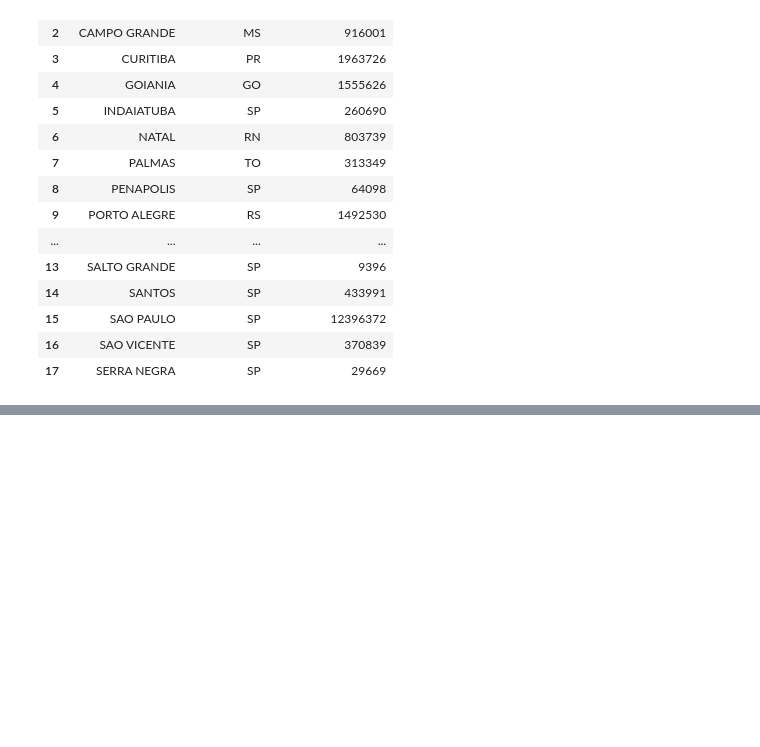
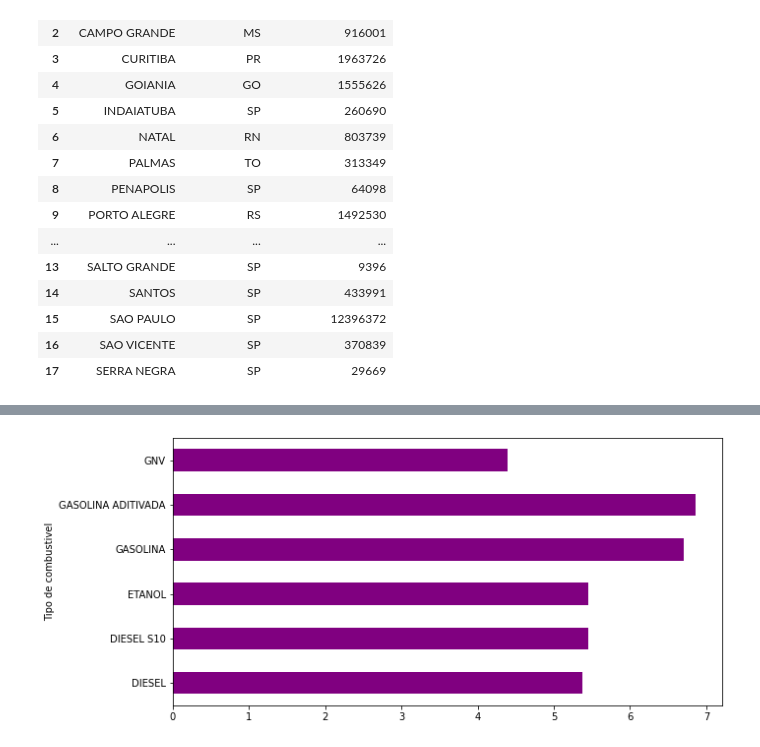
Before and after one commit to Matheuslx/pythonComPandas, a Jupyter notebook: PythonComPandas.ipynb, the cells around one changed output, grey strips where cells are left out. Drawn from its saved outputs; the diff is of its cells as text; code cells hidden in the pictures; blank space fills up the shorter version.

```diff
--- a/PythonComPandas.ipynb
+++ b/PythonComPandas.ipynb
@@ -359,0 +371,3 @@ None
+# %%
+mediaCombustiveis = combustiveis_df['Valor de Venda'].groupby(by = combustiveis_df['Produto']).mean()
+display(mediaCombustiveis)
@@ -359,0 +383,12 @@ None
+# %%
+plt.figure(figsize=(10,5))
+mediaCombustiveis.plot(
+    kind = 'barh',
+    xlabel= 'Tipo de combustivel',
+    ylabel = 'Preço R$/Litro',
+    color= "purple"
+)
+
+plt.show()
+# %% [output]
+[figure, added]
```
Also changed, not shown: parts of 7 cells of this notebook.
